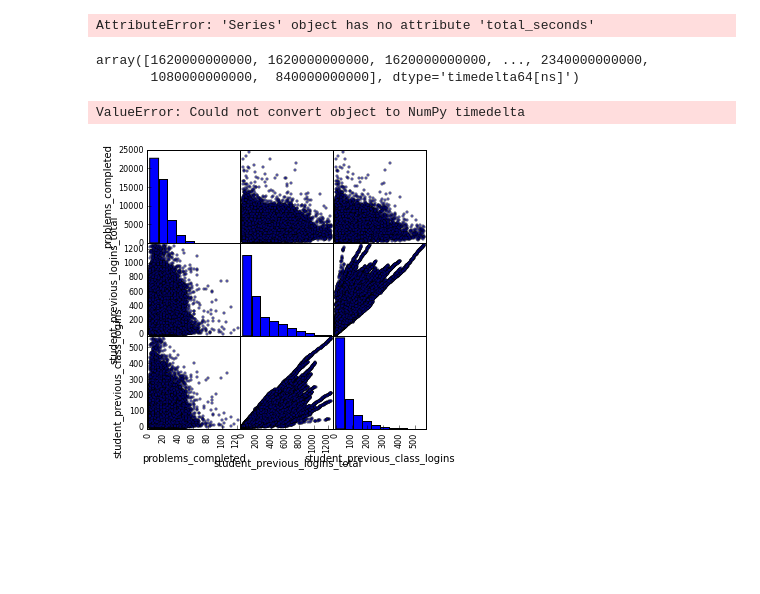
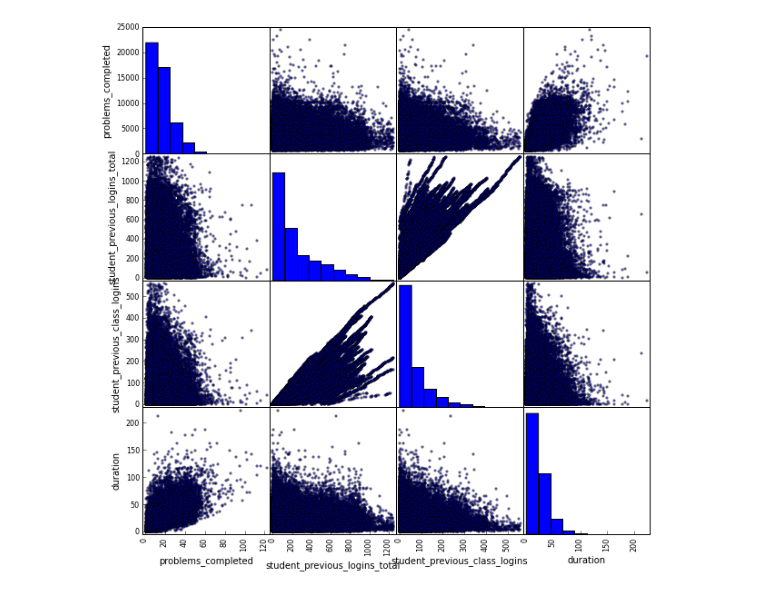
Before and after one commit to mattlichti/gen_assembly, a Jupyter notebook: Homework/HW3/Lab6.ipynb, the cells around one changed output. Cells and saved outputs as stored; diff of their text form; code cells hidden in the pictures; blank space fills up the shorter version.

```diff
--- a/Homework/HW3/Lab6.ipynb
+++ b/Homework/HW3/Lab6.ipynb
@@ -26 +55,4 @@ student_logins.head
+# %%
+#creating a new dataframe dropping the 2 outliers & negative duration, & dropping unused columns
+logins = student_logins[(student_logins['duration']<240) & (student_logins['duration']>0)][variables]
 # %%
@@ -75,4 +68,0 @@ Name: duration, Length: 48758, dtype: timedelta64[ns]
-# %%
-seconds = student_logins['duration'].total_seconds
-# %% [output]
-AttributeError: 'Series' object has no attribute 'total_seconds'
@@ -81 +69,5 @@ features = ['problems_completed', 'student_previous_logins_total', 'student_prev
+# %%
+scat = scatter_matrix(logins, figsize = (10,10))
+# %% [output]
+[figure, added]
 # %%
@@ -84,19 +76,3 @@ X = student_logins[features]
-# %%
-y = np.array(y)
-y
-# %% [output]
-array([1620000000000, 1620000000000, 1620000000000, ..., 2340000000000,
-       1080000000000,  840000000000], dtype='timedelta64[ns]')
-# %%
-y = np.timedelta64(y,'s')
-# %% [output]
-ValueError: Could not convert object to NumPy timedelta
 # %%
 from sklearn.cross_validation import train_test_split
 X_train, X_test, y_train, y_test = train_test_split( X, y, test_size=0.20,random_state=0)
-# %%
-%matplotlib inline
-from pandas.tools.plotting import scatter_matrix
-scat = scatter_matrix(X, figsize = (5,5))
-# %% [output]
-[figure, removed]
```
Also changed, not shown: parts of 25 cells of this notebook.
